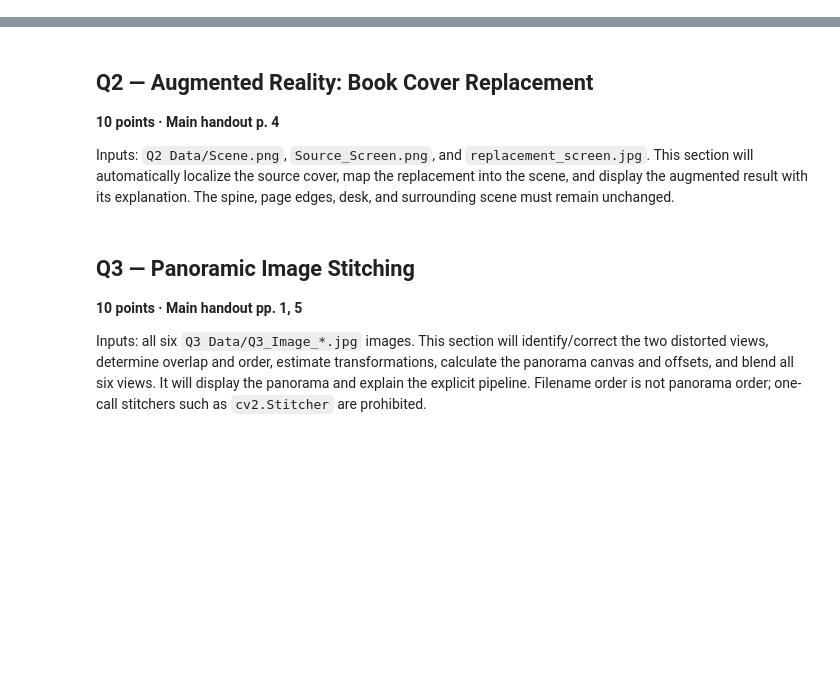
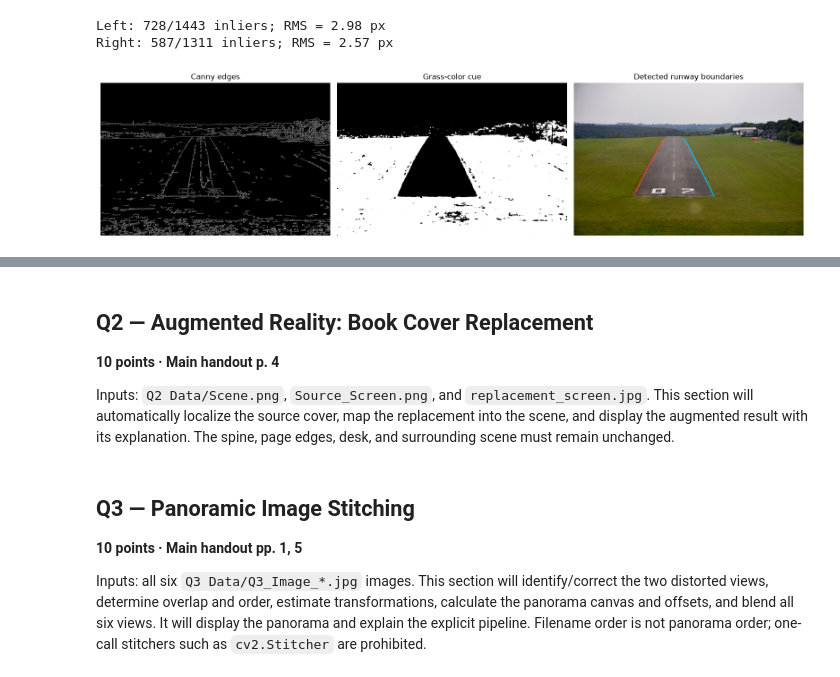
Before and after one commit to rohitfarfad/-CV-Cell-Matching-x-Segmentation, a Jupyter notebook: Q1to4Solution.ipynb, the cells around one changed output, grey strips where cells are left out. Saved outputs shown, nothing was run; the diff lists cells and outputs as text; code cells hidden in the pictures; blank space fills up the shorter version.

```diff
--- a/Q1to4Solution.ipynb
+++ b/Q1to4Solution.ipynb
@@ -19,0 +34,15 @@ Input: `Q1 Data/Runway.jpg`. Automatically detect exactly the two outer paved-ru
+# %%
+image = cv2.cvtColor(cv2.imread("Q1 Data/Runway.jpg"), cv2.COLOR_BGR2RGB)
+smooth = cv2.GaussianBlur(image, (5, 5), 1.2)
+gray = cv2.cvtColor(smooth, cv2.COLOR_RGB2GRAY)
+a_channel = cv2.cvtColor(smooth, cv2.COLOR_RGB2LAB)[..., 1]
+_, grass = cv2.threshold(a_channel, 0, 1, cv2.THRESH_BINARY_INV + cv2.THRESH_OTSU)
+edges = cv2.Canny(gray, 15, 45) > 0
+
+# Compare grass coverage in patches 10 pixels to either side of each edge.
+coverage = cv2.boxFilter(grass.astype(np.float32), -1, (5, 5))
+left, right = np.roll(coverage, 10, axis=1), np.roll(coverage, -10, axis=1)
+valid = np.zeros_like(edges)
+valid[5:-5, 13:-13] = True  # Exclude incomplete patches and rolled borders.
+candidates = [edges & valid & (left > 0.8) & (right < 0.2),
+              edges & valid & (right > 0.8) & (left < 0.2)]
@@ -19,0 +55,57 @@ Input: `Q1 Data/Runway.jpg`. Automatically detect exactly the two outer paved-ru
+# %%
+def ransac_boundary(points, threshold=6, trials=1000):
+    """Two-point RANSAC followed by a total-least-squares line fit."""
+    assert len(points) >= 2, "Too few boundary candidates."
+    rng = np.random.default_rng(7)
+    best_score = (-1, -np.inf)
+    for _ in range(trials):
+        p, q = points[rng.choice(len(points), 2, replace=False)]
+        line = np.cross(np.r_[p, 1], np.r_[q, 1])
+        line /= np.linalg.norm(line[:2])  # Sampled edge pixels are distinct.
+        distances = np.abs(points @ line[:2] + line[2])
+        inliers = distances < threshold
+        score = (inliers.sum(), -np.median(distances[inliers]))
+        if score > best_score:
+            best_score, support = score, points[inliers]
+    center = support.mean(axis=0)
+    _, _, vt = np.linalg.svd(support - center, full_matrices=False)
+    line = np.r_[vt[-1], -vt[-1] @ center]
+    return line, np.abs(points @ line[:2] + line[2]) < threshold
+
+
+colors = [(255, 60, 40), (0, 200, 255)]
+annotated = image.copy()
+lines, segments = [], []
+for side, mask, color in zip(["Left", "Right"], candidates, colors):
+    points = np.column_stack(np.where(mask)[::-1]).astype(float)
+    line, inliers = ransac_boundary(points)
+    rows = np.quantile(points[inliers, 1], [0.01, 0.99])
+    xs = -(line[1] * rows + line[2]) / line[0]
+    segment = np.column_stack([xs, rows])
+    lines.append(line)
+    segments.append(segment)
+    start, end = np.rint(segment).astype(int)
+    cv2.line(annotated, tuple(start), tuple(end), color, 3, cv2.LINE_AA)
+    residuals = points[inliers] @ line[:2] + line[2]
+    print(f"{side}: {inliers.sum()}/{len(points)} inliers; RMS = {np.sqrt(np.mean(residuals**2)):.2f} px")
+
+# Check that both sides overlap vertically and widen toward the foreground.
+lines, segments = np.array(lines), np.array(segments)
+rows = np.array([segments[:, 0, 1].max(), segments[:, 1, 1].min()])
+xs = -(lines[:, 1, None] * rows + lines[:, 2, None]) / lines[:, 0, None]
+widths = xs[1] - xs[0]
+assert rows[1] > rows[0] and 0 < widths[0] < widths[1], "Invalid boundary pair."
+assert cv2.imwrite(str(output_dir / "runway_boundaries.png"), cv2.cvtColor(annotated, cv2.COLOR_RGB2BGR))
+
+fig, axes = plt.subplots(1, 3, figsize=(16, 5))
+for ax, picture, title in zip(axes, [edges, grass, annotated],
+                             ["Canny edges", "Grass-color cue", "Detected runway boundaries"]):
+    ax.imshow(picture, cmap="gray")
+    ax.set_title(title)
+    ax.axis("off")
+plt.tight_layout()
+plt.show()
+# %% [output]
+Left: 728/1443 inliers; RMS = 2.98 px
+Right: 587/1311 inliers; RMS = 2.57 px
+[figure, added]
```
Also changed, not shown: parts of 12 cells of this notebook, 2 other files.
